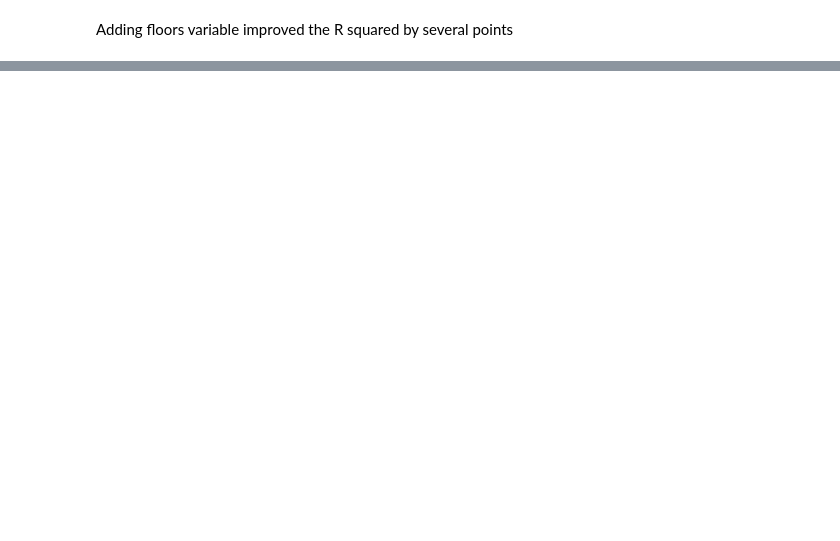
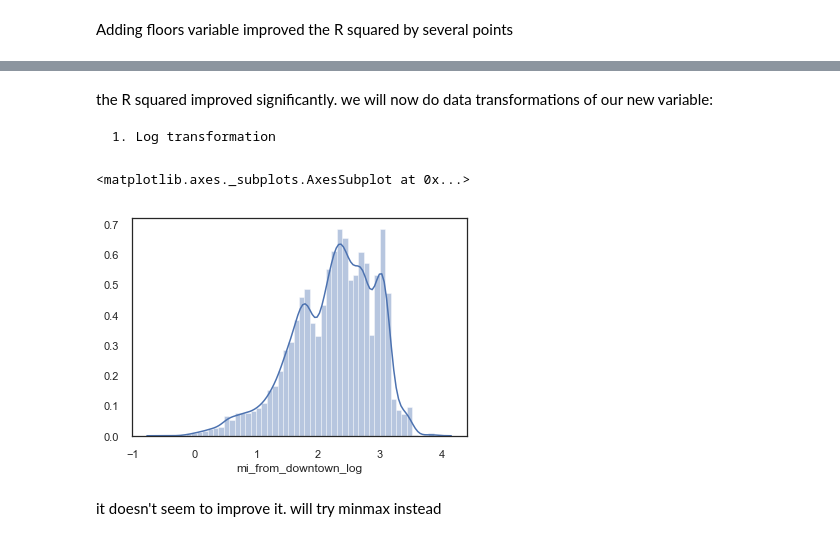
Before and after one commit to AnnaLara/dsc-1-final-project, a Jupyter notebook: draft.ipynb, the cells around one changed output, grey strips where cells are left out. Drawn from its saved outputs; the diff is of its cells as text; code cells hidden in the pictures; blank space fills up the shorter version.

```diff
--- a/draft.ipynb
+++ b/draft.ipynb
@@ -772,0 +875,13 @@ Adding floors variable improved the R squared by several points
+# %% [markdown]
+the R squared improved significantly. we will now do data transformations of our new variable:
+
+    1. Log transformation
+# %%
+df_scaled_with_floors['mi_from_downtown_log'] = np.log(df_scaled_with_floors['mi_from_downtown'])
+# %%
+sns.distplot(df_scaled_with_floors.mi_from_downtown_log)
+# %% [output]
+<matplotlib.axes._subplots.AxesSubplot at 0x...>
+[figure, added]
+# %% [markdown]
+it doesn't seem to improve it. will try minmax instead
```
Also changed, not shown: parts of 31 cells of this notebook.
